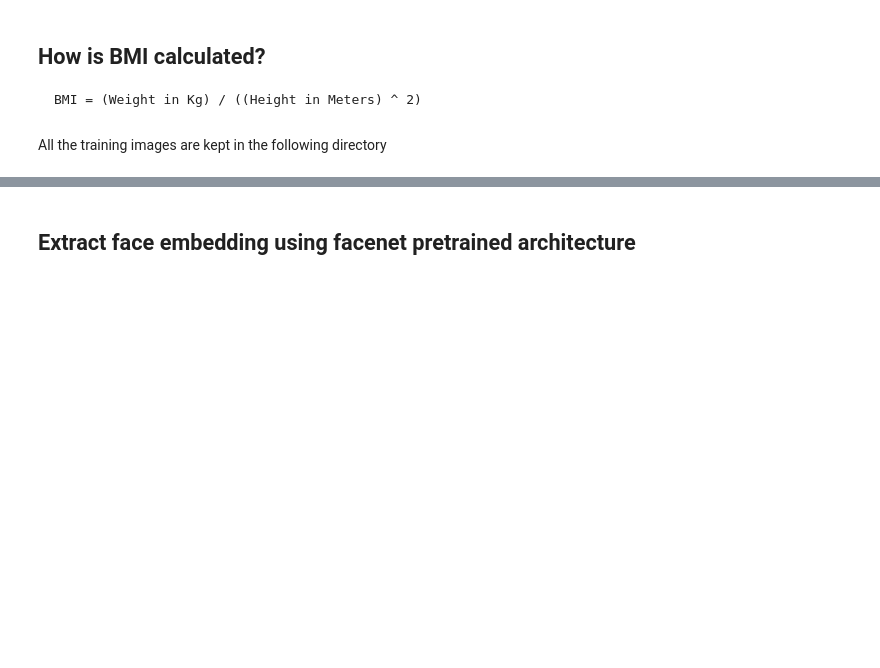
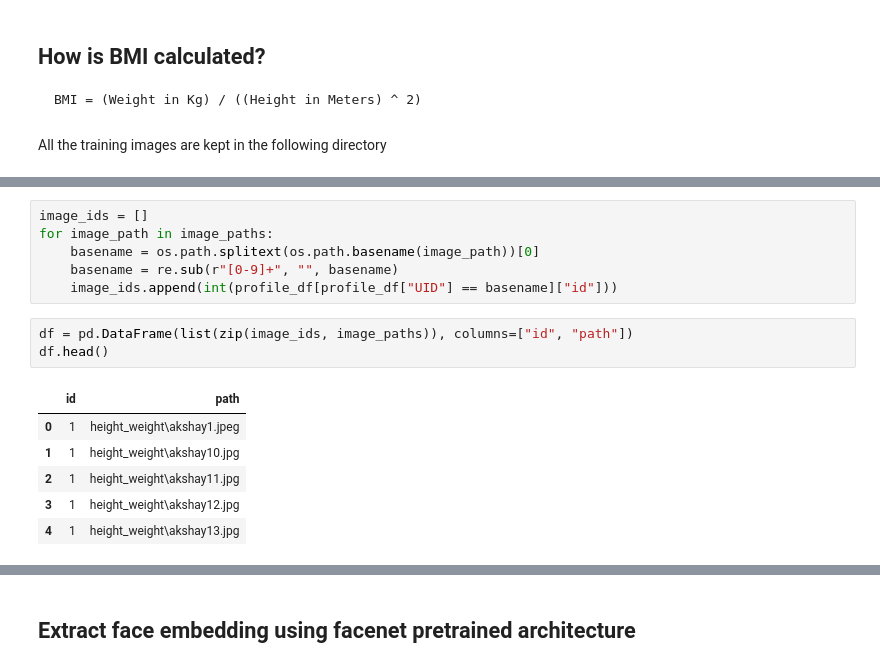
Before and after one commit to masachika-kamada/face-to-body, a Jupyter notebook: BMI prediction.ipynb, the cells around one changed output, grey strips where cells are left out. Saved outputs shown, nothing was run; the diff lists cells and outputs as text; blank space fills up the shorter version.

```diff
--- a/BMI prediction.ipynb
+++ b/BMI prediction.ipynb
@@ -77 +54,17 @@ id_path = [(p(images).stem[:(get_index_of_digit(p(images).stem))],images) for  i
+# %%
+image_ids = []
+for image_path in image_paths:
+    basename = os.path.splitext(os.path.basename(image_path))[0]
+    basename = re.sub(r"[0-9]+", "", basename)
+    image_ids.append(int(profile_df[profile_df["UID"] == basename]["id"]))
+# %%
+df = pd.DataFrame(list(zip(image_ids, image_paths)), columns=["id", "path"])
+df.head()
+# %% [output]
+|  | id | path |
+| 0 | 1 | height_weight\akshay1.jpeg |
+| 1 | 1 | height_weight\akshay10.jpg |
+| 2 | 1 | height_weight\akshay11.jpg |
+| 3 | 1 | height_weight\akshay12.jpg |
+| 4 | 1 | height_weight\akshay13.jpg |
 # %%
```
Also changed, not shown: parts of 83 cells of this notebook, 3 other files.
